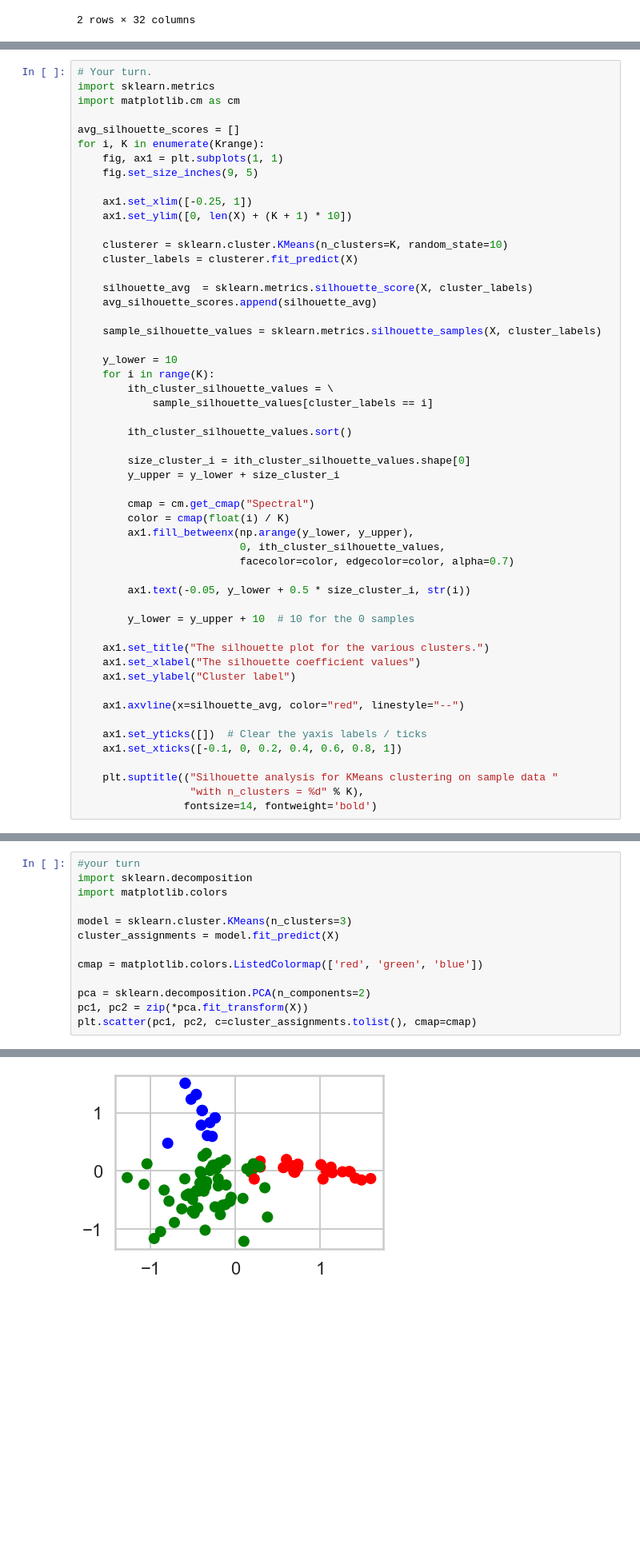
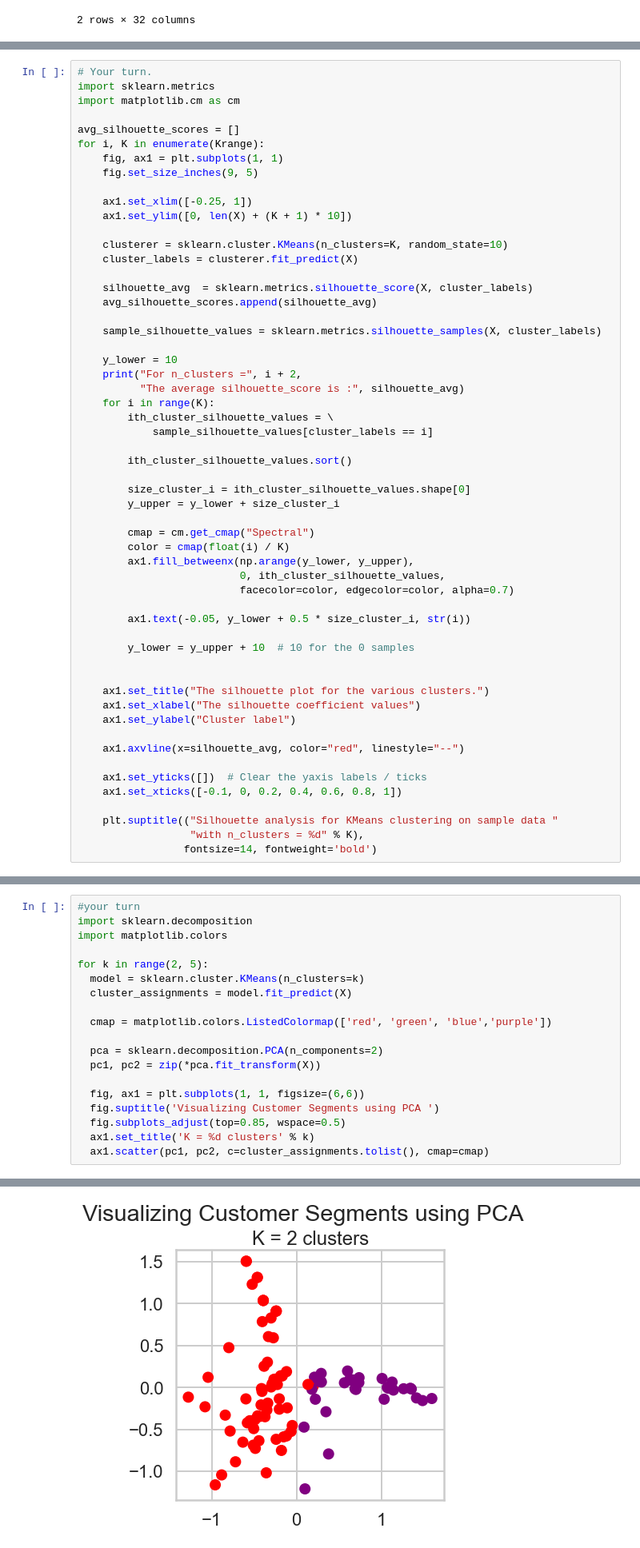
Before and after one commit to BinhKieu82/Springboard_NormProj, a Jupyter notebook: 15.6Clustering_Case_Study_updated/Clustering Case Study - Customer Segmentation with K-Means - Tier 3.ipynb, the cells around one changed output, grey strips where cells are left out. Shown at 80% size. Cells and saved outputs as stored; diff of their text form; blank space fills up the shorter version.

```diff
--- a/15.6Clustering_Case_Study_updated/Clustering Case Study - Customer Segmentation with K-Means - Tier 3.ipynb
+++ b/15.6Clustering_Case_Study_updated/Clustering Case Study - Customer Segmentation with K-Means - Tier 3.ipynb
@@ -227,6 +250,8 @@ for i, K in enumerate(Krange):
     sample_silhouette_values = sklearn.metrics.silhouette_samples(X, cluster_labels)
 
     y_lower = 10
+    print("For n_clusters =", i + 2,
+          "The average silhouette_score is :", silhouette_avg)
     for i in range(K):
         ith_cluster_silhouette_values = \
             sample_silhouette_values[cluster_labels == i]
@@ -246,6 +271,7 @@ for i, K in enumerate(Krange):
 
         y_lower = y_upper + 10  # 10 for the 0 samples
 
+
     ax1.set_title("The silhouette plot for the various clusters.")
     ax1.set_xlabel("The silhouette coefficient values")
     ax1.set_ylabel("Cluster label")
@@ -333,12 +372,18 @@ This is only one use of PCA for dimension reduction. We can also use PCA when we
 import sklearn.decomposition
 import matplotlib.colors
 
-model = sklearn.cluster.KMeans(n_clusters=3)
-cluster_assignments = model.fit_predict(X)
+for k in range(2, 5):
+  model = sklearn.cluster.KMeans(n_clusters=k)
+  cluster_assignments = model.fit_predict(X)
 
-cmap = matplotlib.colors.ListedColormap(['red', 'green', 'blue'])
+  cmap = matplotlib.colors.ListedColormap(['red', 'green', 'blue','purple'])
 
-pca = sklearn.decomposition.PCA(n_components=2)
-pc1, pc2 = zip(*pca.fit_transform(X))
-plt.scatter(pc1, pc2, c=cluster_assignments.tolist(), cmap=cmap)
+  pca = sklearn.decomposition.PCA(n_components=2)
+  pc1, pc2 = zip(*pca.fit_transform(X))
+
+  fig, ax1 = plt.subplots(1, 1, figsize=(6,6))
+  fig.suptitle('Visualizing Customer Segments using PCA ')
+  fig.subplots_adjust(top=0.85, wspace=0.5)
+  ax1.set_title('K = %d clusters' % k)
+  ax1.scatter(pc1, pc2, c=cluster_assignments.tolist(), cmap=cmap)
 # %% [output]
@@ -346 +390 @@ plt.scatter(pc1, pc2, c=cluster_assignments.tolist(), cmap=cmap)
-[figure, old version]
+[figure, new version]
```
Also changed, not shown: parts of 13 cells of this notebook.
